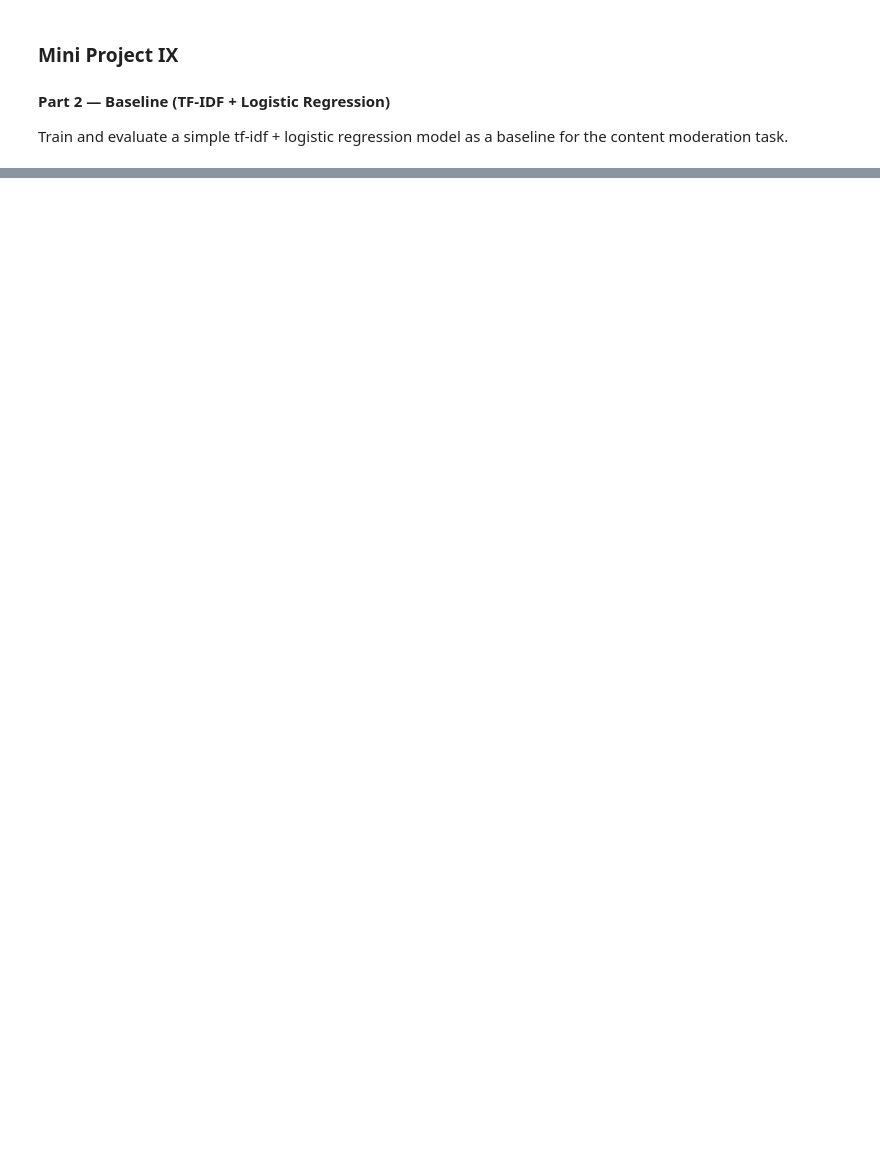
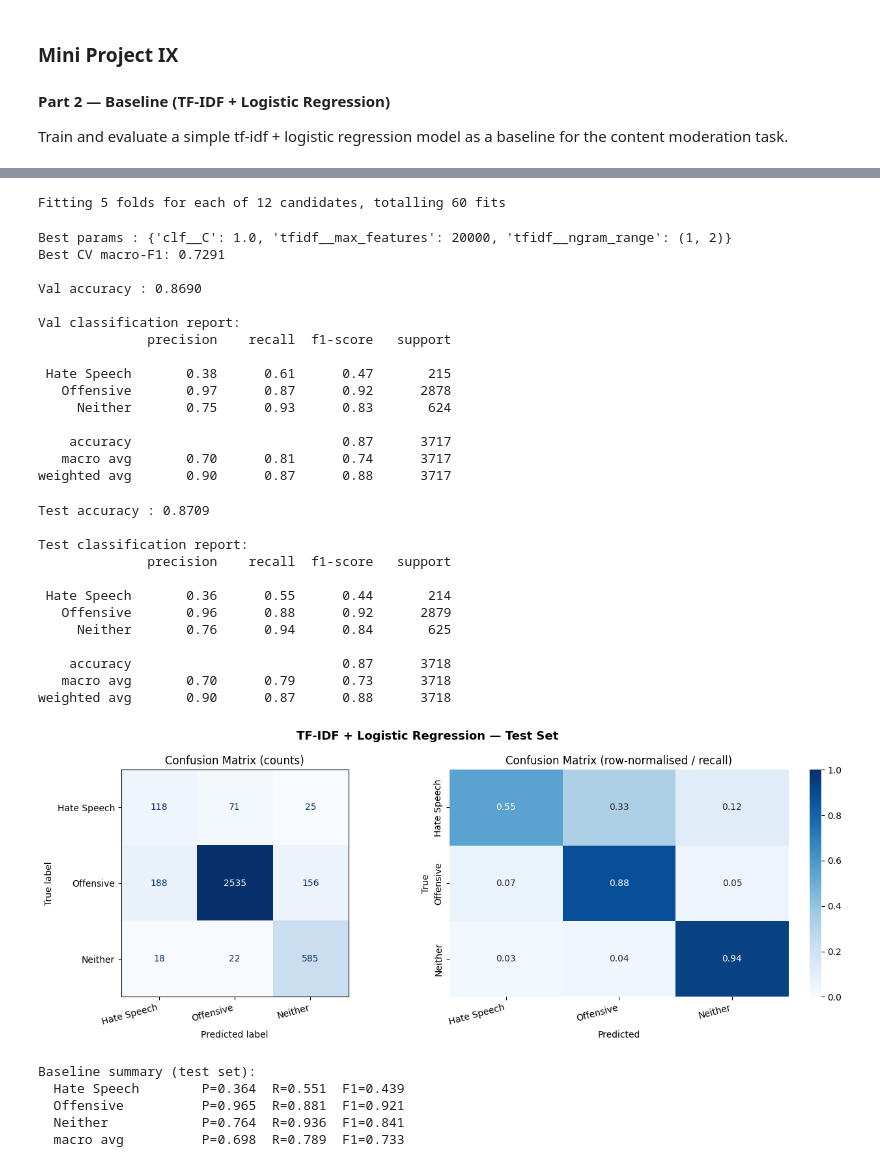
Before and after one commit to Ledja22/mini-project-9, a Jupyter notebook: notebooks/02_baseline.ipynb, the cells around one changed output, grey strips where cells are left out. Cells and saved outputs as stored; diff of their text form; code cells hidden in the pictures; blank space fills up the shorter version.

```diff
--- a/notebooks/02_baseline.ipynb
+++ b/notebooks/02_baseline.ipynb
@@ -28,13 +30,13 @@ print("✅ Imports loaded")
 CLASS_NAMES = {0: "Hate Speech", 1: "Offensive", 2: "Neither"}
 LABELS = list(CLASS_NAMES.values())
 
-X_train = np.load("X_train.npy", allow_pickle=True)
-X_val   = np.load("X_val.npy",   allow_pickle=True)
-X_test  = np.load("X_test.npy",  allow_pickle=True)
+X_train = np.load("../data/npy_files/X_train.npy", allow_pickle=True)
+X_val   = np.load("../data/npy_files/X_val.npy",   allow_pickle=True)
+X_test  = np.load("../data/npy_files/X_test.npy",  allow_pickle=True)
 
-y_train = np.load("y_train.npy", allow_pickle=True)
-y_val   = np.load("y_val.npy",   allow_pickle=True)
-y_test  = np.load("y_test.npy",  allow_pickle=True)
+y_train = np.load("../data/npy_files/y_train.npy", allow_pickle=True)
+y_val   = np.load("../data/npy_files/y_val.npy",   allow_pickle=True)
+y_test  = np.load("../data/npy_files/y_test.npy",  allow_pickle=True)
 
 # Combine train+val so we can refit the best model after tuning
 X_trainval = np.concatenate([X_train, X_val])
@@ -98,34 +100,69 @@ report_dict = classification_report(
     y_test, y_test_pred, target_names=LABELS, output_dict=True
 )
 metrics_df = pd.DataFrame(report_dict).T
-metrics_df.to_csv("baseline_metrics.csv")
+metrics_df.to_csv("../data/content/baseline_metrics.csv")
 
 # Plot confusion matrix
 fig, axes = plt.subplots(1, 2, figsize=(14, 5))
 fig.suptitle("TF-IDF + Logistic Regression — Test Set", fontsize=13, fontweight="bold")
 
 cm = confusion_matrix(y_test, y_test_pred)
 ConfusionMatrixDisplay(cm, display_labels=LABELS).plot(
     ax=axes[0], colorbar=False, cmap="Blues"
 )
 axes[0].set_title("Confusion Matrix (counts)")
 axes[0].set_xticklabels(LABELS, rotation=15, ha="right")
 
 cm_norm = cm.astype(float) / cm.sum(axis=1, keepdims=True)
 sns.heatmap(cm_norm, annot=True, fmt=".2f", cmap="Blues",
             xticklabels=LABELS, yticklabels=LABELS,
             ax=axes[1], vmin=0, vmax=1)
 axes[1].set_title("Confusion Matrix (row-normalised / recall)")
 axes[1].set_xlabel("Predicted")
 axes[1].set_ylabel("True")
 axes[1].set_xticklabels(LABELS, rotation=15, ha="right")
 
 plt.tight_layout()
-plt.savefig("baseline_confusion.png", dpi=150, bbox_inches="tight")
+plt.savefig("../data/content/baseline_confusion.png", dpi=150, bbox_inches="tight")
 plt.show()
 
 # Print baseline summary
 print("\nBaseline summary (test set):")
 for cls in LABELS + ["macro avg"]:
     r = report_dict[cls]
     print(f"  {cls:<18} P={r['precision']:.3f}  R={r['recall']:.3f}  F1={r['f1-score']:.3f}")
+# %% [output]
+Fitting 5 folds for each of 12 candidates, totalling 60 fits
+Best params : {'clf__C': 1.0, 'tfidf__max_features': 20000, 'tfidf__ngram_range': (1, 2)}
+Best CV macro-F1: 0.7291
+
+Val accuracy : 0.8690
+
+Val classification report:
+              precision    recall  f1-score   support
+
+ Hate Speech       0.38      0.61      0.47       215
+   Offensive       0.97      0.87      0.92      2878
+     Neither       0.75      0.93      0.83       624
+
+    accuracy                           0.87      3717
+   macro avg       0.70      0.81      0.74      3717
+weighted avg       0.90      0.87      0.88      3717
+Test accuracy : 0.8709
+
+Test classification report:
+              precision    recall  f1-score   support
+
+ Hate Speech       0.36      0.55      0.44       214
+   Offensive       0.96      0.88      0.92      2879
+     Neither       0.76      0.94      0.84       625
+
+    accuracy                           0.87      3718
+   macro avg       0.70      0.79      0.73      3718
+weighted avg       0.90      0.87      0.88      3718
+[figure, added]
+Baseline summary (test set):
+  Hate Speech        P=0.364  R=0.551  F1=0.439
+  Offensive          P=0.965  R=0.881  F1=0.921
+  Neither            P=0.764  R=0.936  F1=0.841
+  macro avg          P=0.698  R=0.789  F1=0.733
```
Also changed, not shown: parts of 1 cell of this notebook, 5 other files.
